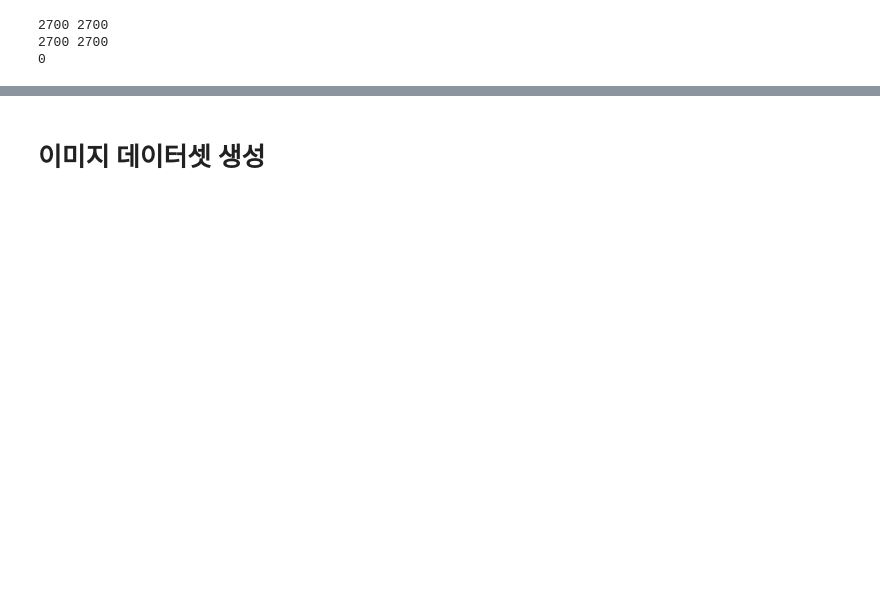
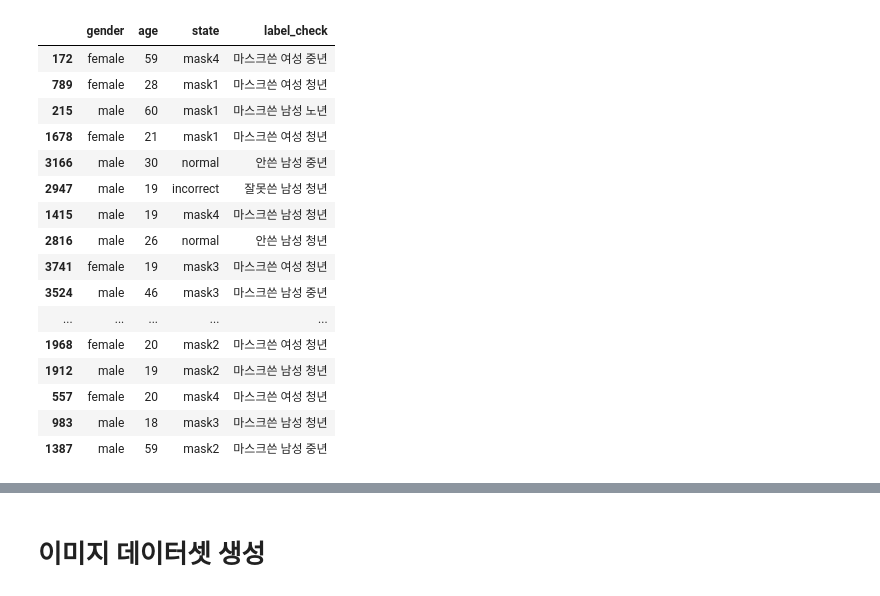
Before and after one commit to boostcampaitech2/image-classification-level1-34, a Jupyter notebook: train.ipynb, the cells around one changed output, grey strips where cells are left out. Drawn from its saved outputs; the diff is of its cells as text; code cells hidden in the pictures; blank space fills up the shorter version.

```diff
--- a/train.ipynb
+++ b/train.ipynb
@@ -17,20 +34 @@ df.loc[df[df["id"].isin(ids)].index, "gender"] = "female"
-# %%
-# 데이터 유효성 검사.
-
-import glob
-
-train_peoples_path = "./data/train/images/*"
-people_paths = glob.glob(train_peoples_path)
-people_names = [name.split("/")[-1] for name in people_paths ]
-
-#길이 비교
-print(len(people_names), len(df["path"]))
-#중복 문자열 존재하는지 비교
-print(len(set(people_names)), len(set(df["path"])))
-#불일치 문자열 존재하는지 체크
-print(len(set(people_names) - set(df["path"])))
-# %% [output]
-2700 2700
-2700 2700
-0
 # %%
@@ -52,6 +52,7 @@ valid_df = strat_test_set
 # strat_test_set["age"].hist()
 # plt.show()
 # %%
+#이미지 full패스, 마스크 상태가지고 있는 새로운 df생성
 def labeling(df, folder_path):
     temp = pd.DataFrame()
 
@@ -71,10 +72,7 @@ def labeling(df, folder_path):
     temp["state"] = state_list
     return temp
 
-mask_state_train_df = labeling(train_df, "data/train/images")
-
-mask_state_valid_df = labeling(valid_df, "data/train/images")
-
+# 기존 df와 생성된 df 합치기
 def merge_df(df, mask_state_df):
     return_df = pd.merge(df, mask_state_df, how= "outer", on = "path")
     # print(return_df)
@@ -105,31 +103,66 @@ def merge_df(df, mask_state_df):
     return_df.loc[return_df.query("30 <= age < 60 ").index, "c_age"] = 1
     return_df.loc[return_df.query("age == 60 ").index, "c_age"] = 2
 
+    return_df["c_age_deep"] = 0
+    return_df.loc[return_df.query("20 <= age < 25 ").index, "c_age_deep"] = 1
+    return_df.loc[return_df.query("25 <= age < 30 ").index, "c_age_deep"] = 2
+    return_df.loc[return_df.query("30 <= age < 35 ").index, "c_age_deep"] = 3
+    return_df.loc[return_df.query("35 <= age < 40 ").index, "c_age_deep"] = 4
+    return_df.loc[return_df.query("40 <= age < 45 ").index, "c_age_deep"] = 5
+    return_df.loc[return_df.query("45 <= age < 50 ").index, "c_age_deep"] = 6
+    return_df.loc[return_df.query("50 <= age < 55 ").index, "c_age_deep"] = 7
+    return_df.loc[return_df.query("55 <= age < 60 ").index, "c_age_deep"] = 8
+    return_df.loc[return_df.query("age == 60 ").index, "c_age_deep"] = 9
+
+
 
     label_dict = {0: "마스크쓴 남성 청년",
               1: "마스크쓴 남성 중년",
               2: "마스크쓴 남성 노년",
               3: "마스크쓴 여성 청년",
               4: "마스크쓴 여성 중년",
               5: "마스크쓴 여성 노년",
 
               6: "잘못쓴 남성 청년",
               7: "잘못쓴 남성 중년",
               8: "잘못쓴 남성 노년",
               9: "잘못쓴 여성 청년",
               10: "잘못쓴 여성 중년",
               11: "잘못쓴 여성 노년",
 
               12: "안쓴 남성 청년",
               13: "안쓴 남성 중년",
               14: "안쓴 남성 노년",
               15: "안쓴 여성 청년",
               16: "안쓴 여성 중년",
               17: "안쓴 여성 노년",
     }
     return_df["label_check"] = return_df["label"].replace(label_dict)
     return return_df
 
+
+mask_state_train_df = labeling(train_df, "data/train/images")
+mask_state_valid_df = labeling(valid_df, "data/train/images")
+
 train_df = merge_df(train_df, mask_state_train_df)
+valid_df = merge_df(valid_df, mask_state_valid_df)
 
-valid_df = merge_df(valid_df, mask_state_valid_df)
+valid_df.sample(20)[["gender","age","state","label_check"]]
+# %% [output]
+|  | gender | age | state | label_check |
+| 172 | female | 59 | mask4 | 마스크쓴 여성 중년 |
+| 789 | female | 28 | mask1 | 마스크쓴 여성 청년 |
+| 215 | male | 60 | mask1 | 마스크쓴 남성 노년 |
+| 1678 | female | 21 | mask1 | 마스크쓴 여성 청년 |
+| 3166 | male | 30 | normal | 안쓴 남성 중년 |
+| 2947 | male | 19 | incorrect | 잘못쓴 남성 청년 |
+| 1415 | male | 19 | mask4 | 마스크쓴 남성 청년 |
+| 2816 | male | 26 | normal | 안쓴 남성 청년 |
+| 3741 | female | 19 | mask3 | 마스크쓴 여성 청년 |
+| 3524 | male | 46 | mask3 | 마스크쓴 남성 중년 |
+| ... | ... | ... | ... | ... |
+| 1968 | female | 20 | mask2 | 마스크쓴 여성 청년 |
+| 1912 | male | 19 | mask2 | 마스크쓴 남성 청년 |
+| 557 | female | 20 | mask4 | 마스크쓴 여성 청년 |
+| 983 | male | 18 | mask3 | 마스크쓴 남성 청년 |
+| 1387 | male | 59 | mask2 | 마스크쓴 남성 중년 |
```
Also changed, not shown: parts of 21 cells of this notebook.
